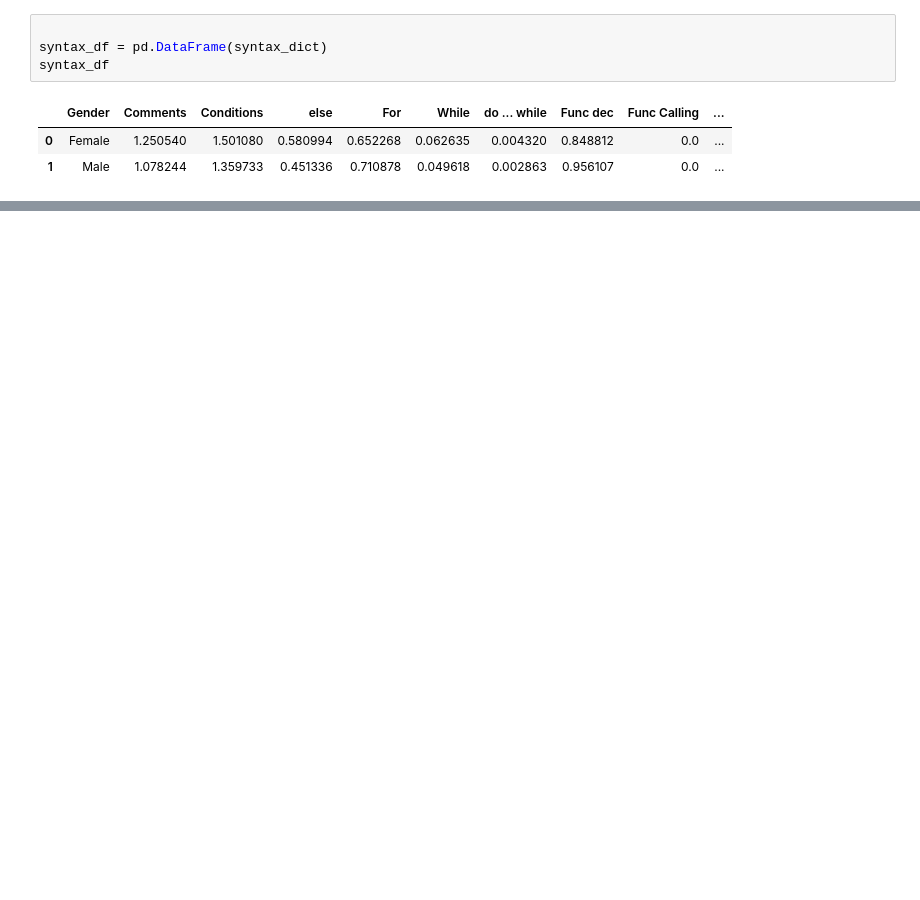
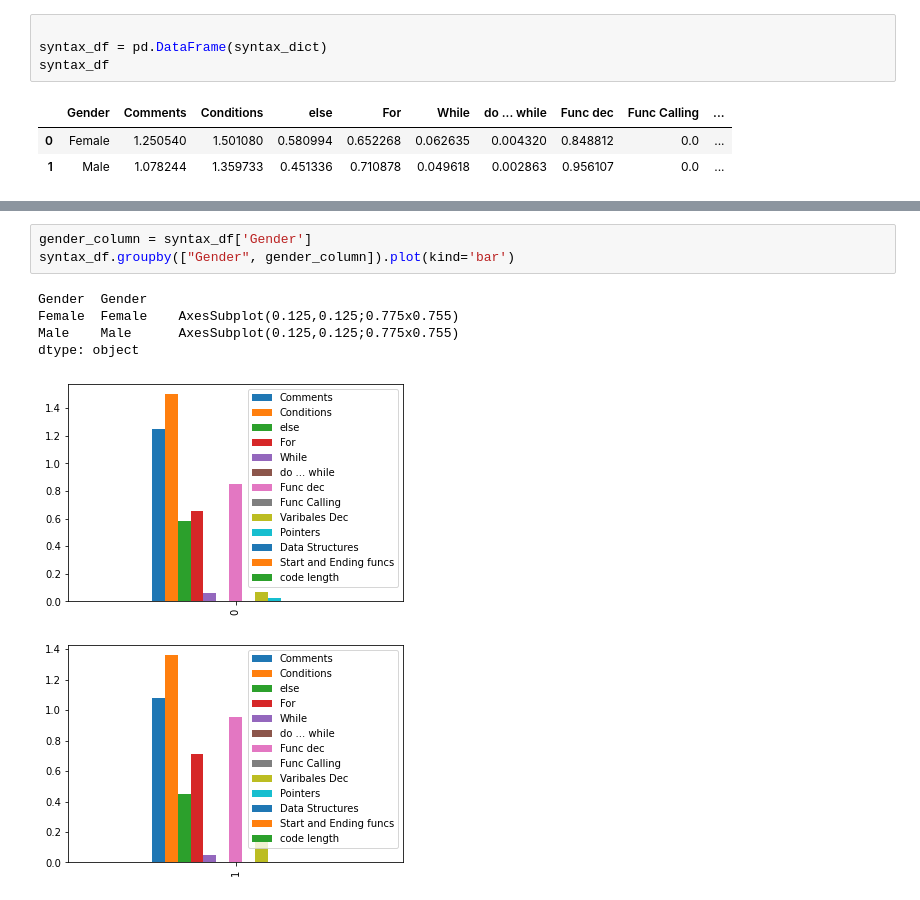
Before and after one commit to noambassat/Male-programmers-from-Mars-and-female-engineers-from-Venus, a Jupyter notebook: Syntaxes.ipynb, the cells around one changed output, grey strips where cells are left out. Saved outputs shown, nothing was run; the diff lists cells and outputs as text; blank space fills up the shorter version.

```diff
--- a/Syntaxes.ipynb
+++ b/Syntaxes.ipynb
@@ -102,0 +166,10 @@ syntax_df
+# %%
+gender_column = syntax_df['Gender']
+syntax_df.groupby(["Gender", gender_column]).plot(kind='bar')
+# %% [output]
+Gender  Gender
+Female  Female    AxesSubplot(0.125,0.125;0.775x0.755)
+Male    Male      AxesSubplot(0.125,0.125;0.775x0.755)
+dtype: object
+[figure, added]
+[figure, added]
```
Also changed, not shown: parts of 10 cells of this notebook.
